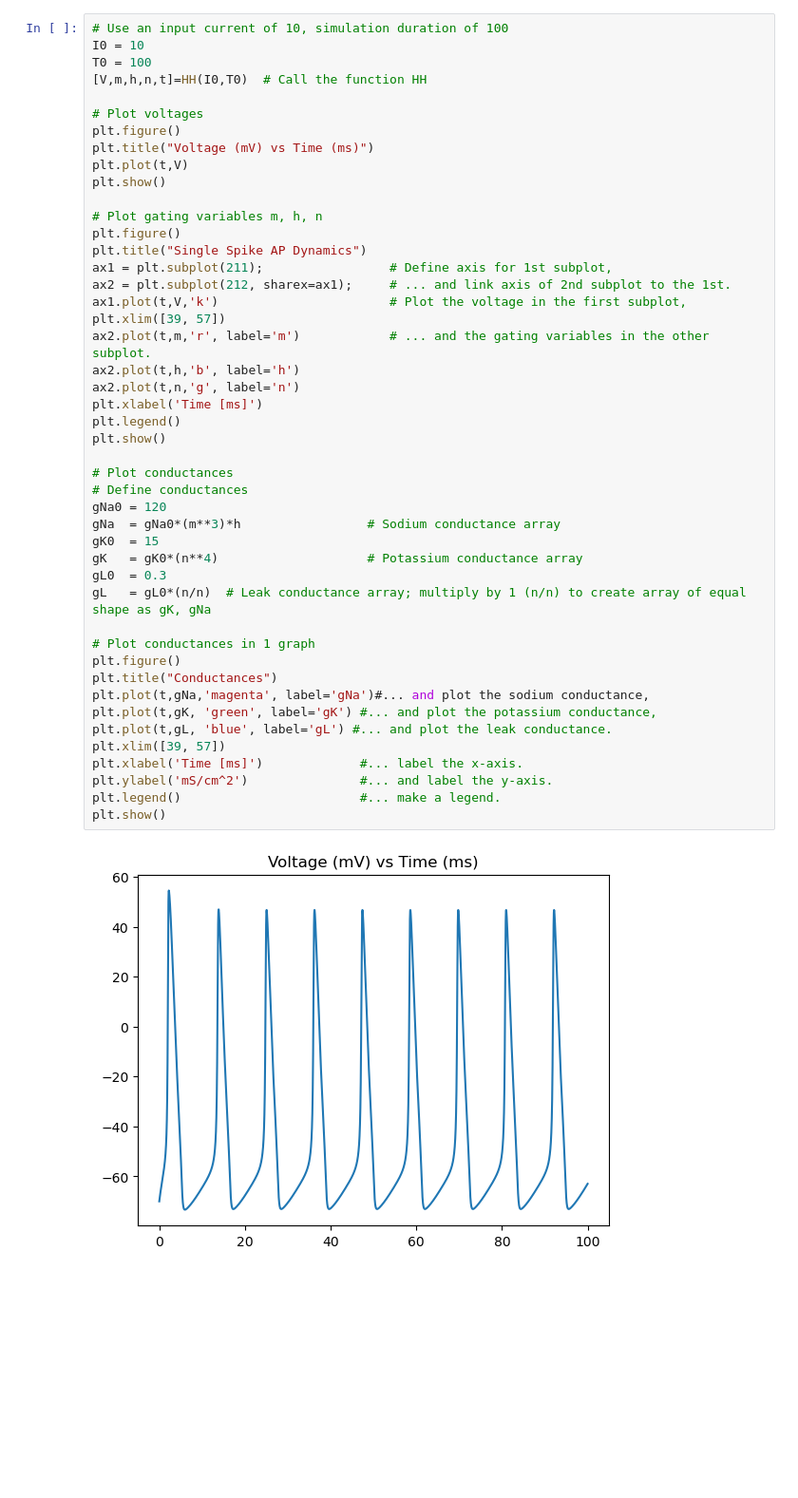
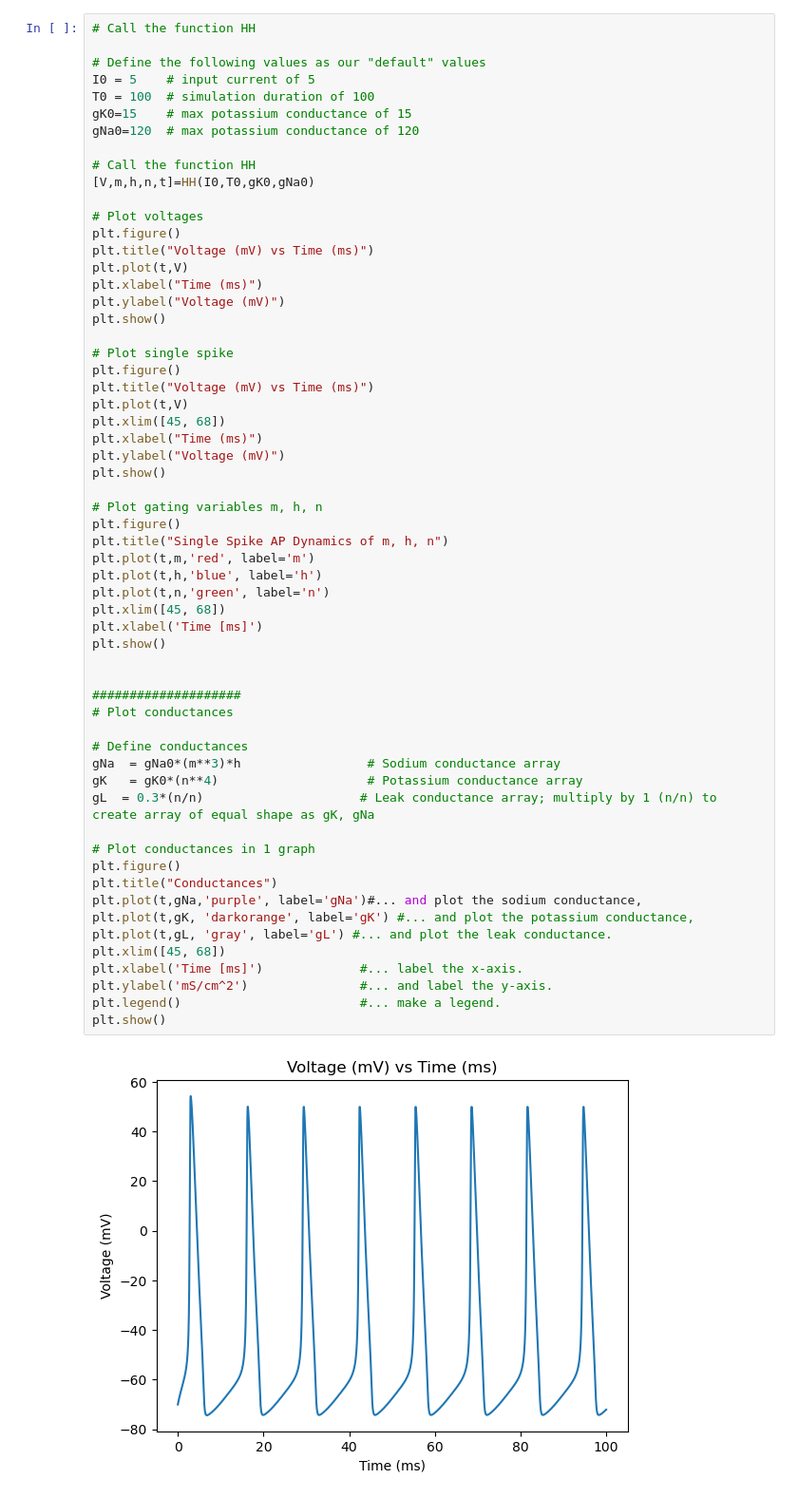
Before and after one commit to brittahn/CASMA665, a Jupyter notebook: Homeworks/AhnB_HW2-HH_CASMA665_F2024.ipynb, the cells around one changed output. Shown at 95% size. Cells and saved outputs as stored; diff of their text form; blank space fills up the shorter version.

```diff
--- a/Homeworks/AhnB_HW2-HH_CASMA665_F2024.ipynb
+++ b/Homeworks/AhnB_HW2-HH_CASMA665_F2024.ipynb
@@ -138,48 +141,61 @@ def HH(I0,T0):
 # %%
-# Use an input current of 10, simulation duration of 100
-I0 = 10
-T0 = 100
-[V,m,h,n,t]=HH(I0,T0)  # Call the function HH
+# Call the function HH
+
+# Define the following values as our "default" values
+I0 = 5    # input current of 5
+T0 = 100  # simulation duration of 100
+gK0=15    # max potassium conductance of 15
+gNa0=120  # max potassium conductance of 120
+
+# Call the function HH
+[V,m,h,n,t]=HH(I0,T0,gK0,gNa0)
 
 # Plot voltages
 plt.figure()
 plt.title("Voltage (mV) vs Time (ms)")
 plt.plot(t,V)
+plt.xlabel("Time (ms)")
+plt.ylabel("Voltage (mV)")
+plt.show()
+
+# Plot single spike
+plt.figure()
+plt.title("Voltage (mV) vs Time (ms)")
+plt.plot(t,V)
+plt.xlim([45, 68])
+plt.xlabel("Time (ms)")
+plt.ylabel("Voltage (mV)")
 plt.show()
 
 # Plot gating variables m, h, n
 plt.figure()
-plt.title("Single Spike AP Dynamics")
-ax1 = plt.subplot(211);                 # Define axis for 1st subplot,
-ax2 = plt.subplot(212, sharex=ax1);     # ... and link axis of 2nd subplot to the 1st.
-ax1.plot(t,V,'k')                       # Plot the voltage in the first subplot,
-plt.xlim([39, 57])
-ax2.plot(t,m,'r', label='m')            # ... and the gating variables in the other subplot.
-ax2.plot(t,h,'b', label='h')
-ax2.plot(t,n,'g', label='n')
+plt.title("Single Spike AP Dynamics of m, h, n")
+plt.plot(t,m,'red', label='m')
+plt.plot(t,h,'blue', label='h')
+plt.plot(t,n,'green', label='n')
+plt.xlim([45, 68])
 plt.xlabel('Time [ms]')
-plt.legend()
 plt.show()
 
+
+####################
 # Plot conductances
+
 # Define conductances
-gNa0 = 120
 gNa  = gNa0*(m**3)*h                 # Sodium conductance array
-gK0  = 15
 gK   = gK0*(n**4)                    # Potassium conductance array
-gL0  = 0.3
-gL   = gL0*(n/n)  # Leak conductance array; multiply by 1 (n/n) to create array of equal shape as gK, gNa
+gL  = 0.3*(n/n)                     # Leak conductance array; multiply by 1 (n/n) to create array of equal shape as gK, gNa
 
 # Plot conductances in 1 graph
 plt.figure()
 plt.title("Conductances")
-plt.plot(t,gNa,'magenta', label='gNa')#... and plot the sodium conductance,
-plt.plot(t,gK, 'green', label='gK') #... and plot the potassium conductance,
-plt.plot(t,gL, 'blue', label='gL') #... and plot the leak conductance.
-plt.xlim([39, 57])
+plt.plot(t,gNa,'purple', label='gNa')#... and plot the sodium conductance,
+plt.plot(t,gK, 'darkorange', label='gK') #... and plot the potassium conductance,
+plt.plot(t,gL, 'gray', label='gL') #... and plot the leak conductance.
+plt.xlim([45, 68])
 plt.xlabel('Time [ms]')             #... label the x-axis.
 plt.ylabel('mS/cm^2')               #... and label the y-axis.
 plt.legend()                        #... make a legend.
 plt.show()
 # %% [output]
-[figure, old version]
+[figure, new version]
```
Also changed, not shown: parts of 21 cells of this notebook.
